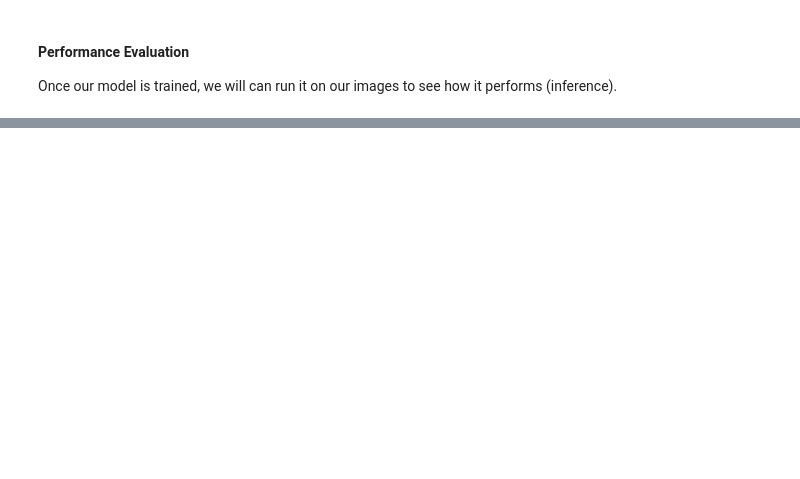
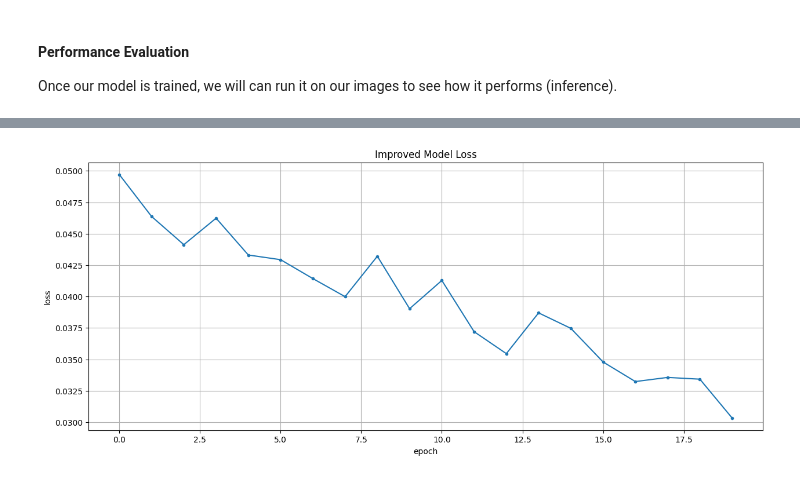
Before and after one commit to Turkevich91/robot_dreams, a Jupyter notebook: lesson_12/homework/hw12.ipynb, the cells around one changed output, grey strips where cells are left out. Drawn from its saved outputs; the diff is of its cells as text; code cells hidden in the pictures; blank space fills up the shorter version.

```diff
--- a/lesson_12/homework/hw12.ipynb
+++ b/lesson_12/homework/hw12.ipynb
@@ -218,0 +221,8 @@ for cnt, idx in enumerate(np.random.randint(0, len(images), 10)):
+# %%
+# Build a new model with a hidden layer
+inputs_improved = Input(shape=(pixels.shape[1],))
+x_improved = Dense(128, activation="relu")(inputs_improved) # Added a hidden layer with ReLU activation
+outputs_improved = Dense(1, activation="linear")(x_improved)
+model_improved = Model(inputs_improved, outputs_improved)
+
+model_improved.summary()
@@ -218,0 +243,4 @@ for cnt, idx in enumerate(np.random.randint(0, len(images), 10)):
+# %%
+# Compile and Train the improved model.
+model_improved.compile(optimizer ='adam', loss = 'mean_squared_error')
+history_improved = model_improved.fit(pixels, labels, epochs=20, batch_size=8)
@@ -218,0 +265,12 @@ for cnt, idx in enumerate(np.random.randint(0, len(images), 10)):
+# %%
+# Visualize the training loss for the improved model.
+
+# Plot training history
+h_improved = history_improved.history
+epochs_improved = range(len(h_improved['loss']))
+plt.plot(epochs_improved, h_improved['loss'], '.-'), plt.grid(True)
+plt.xlabel('epoch'), plt.ylabel('loss')
+plt.title('Improved Model Loss')
+plt.show()
+# %% [output]
+[figure, added]
```
Also changed, not shown: parts of 19 cells of this notebook.
